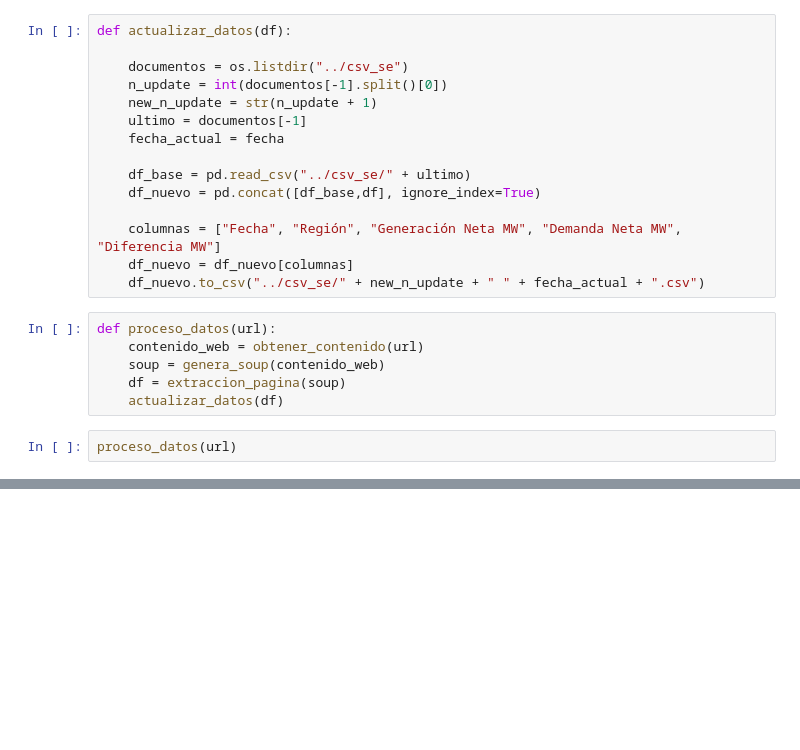
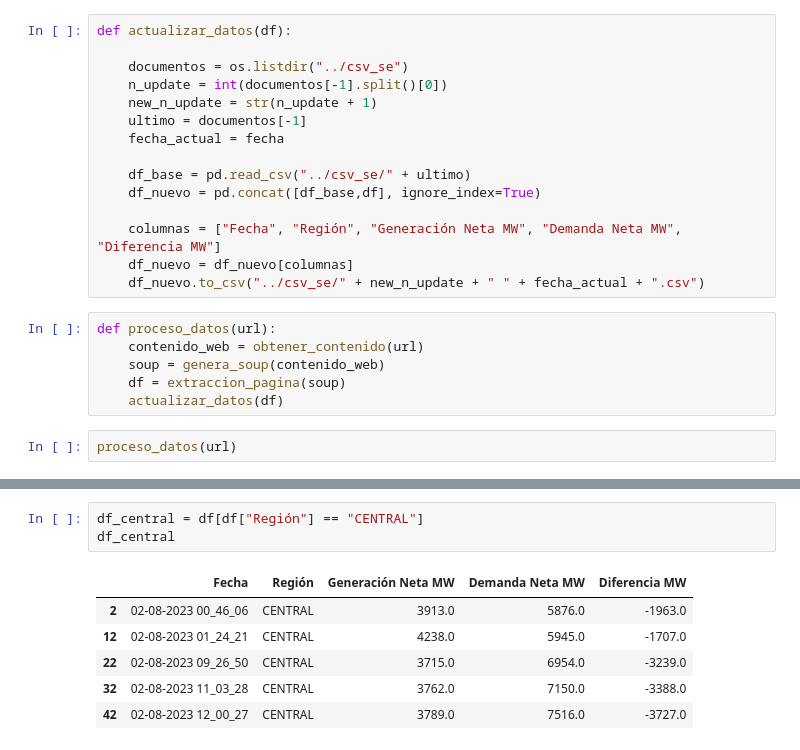
Before and after one commit to JairRamosG/Repositorio_ia_center, a Jupyter notebook: consumo_electrico/script_consumo_electrico.ipynb, the cells around one changed output, grey strips where cells are left out. Drawn from its saved outputs; the diff is of its cells as text; blank space fills up the shorter version.

```diff
--- a/consumo_electrico/script_consumo_electrico.ipynb
+++ b/consumo_electrico/script_consumo_electrico.ipynb
@@ -66,0 +92,10 @@ proceso_datos(url)
+# %%
+df_central = df[df["Región"] == "CENTRAL"]
+df_central
+# %% [output]
+|  | Fecha | Región | Generación Neta MW | Demanda Neta MW | Diferencia MW |
+| 2 | 02-08-2023 00_46_06 | CENTRAL | 3913.0 | 5876.0 | -1963.0 |
+| 12 | 02-08-2023 01_24_21 | CENTRAL | 4238.0 | 5945.0 | -1707.0 |
+| 22 | 02-08-2023 09_26_50 | CENTRAL | 3715.0 | 6954.0 | -3239.0 |
+| 32 | 02-08-2023 11_03_28 | CENTRAL | 3762.0 | 7150.0 | -3388.0 |
+| 42 | 02-08-2023 12_00_27 | CENTRAL | 3789.0 | 7516.0 | -3727.0 |
```
Also changed, not shown: parts of 4 cells of this notebook.
